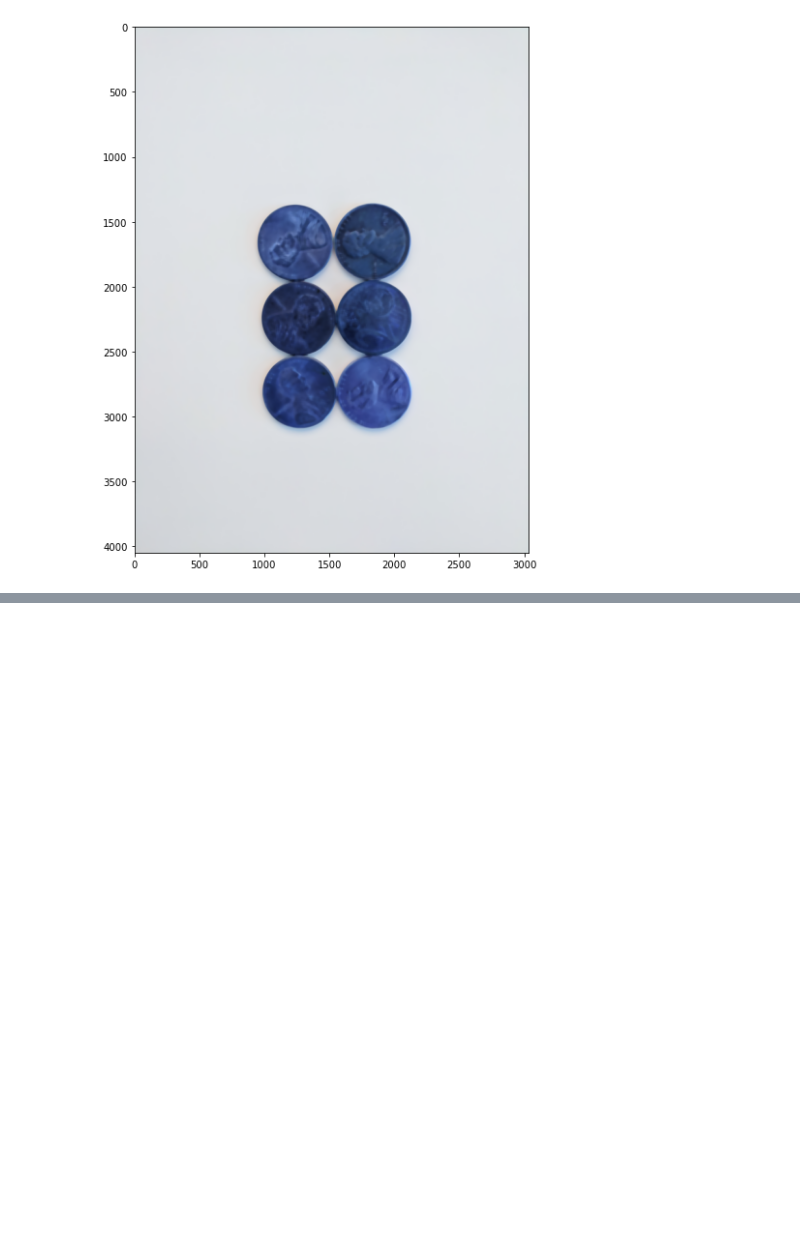
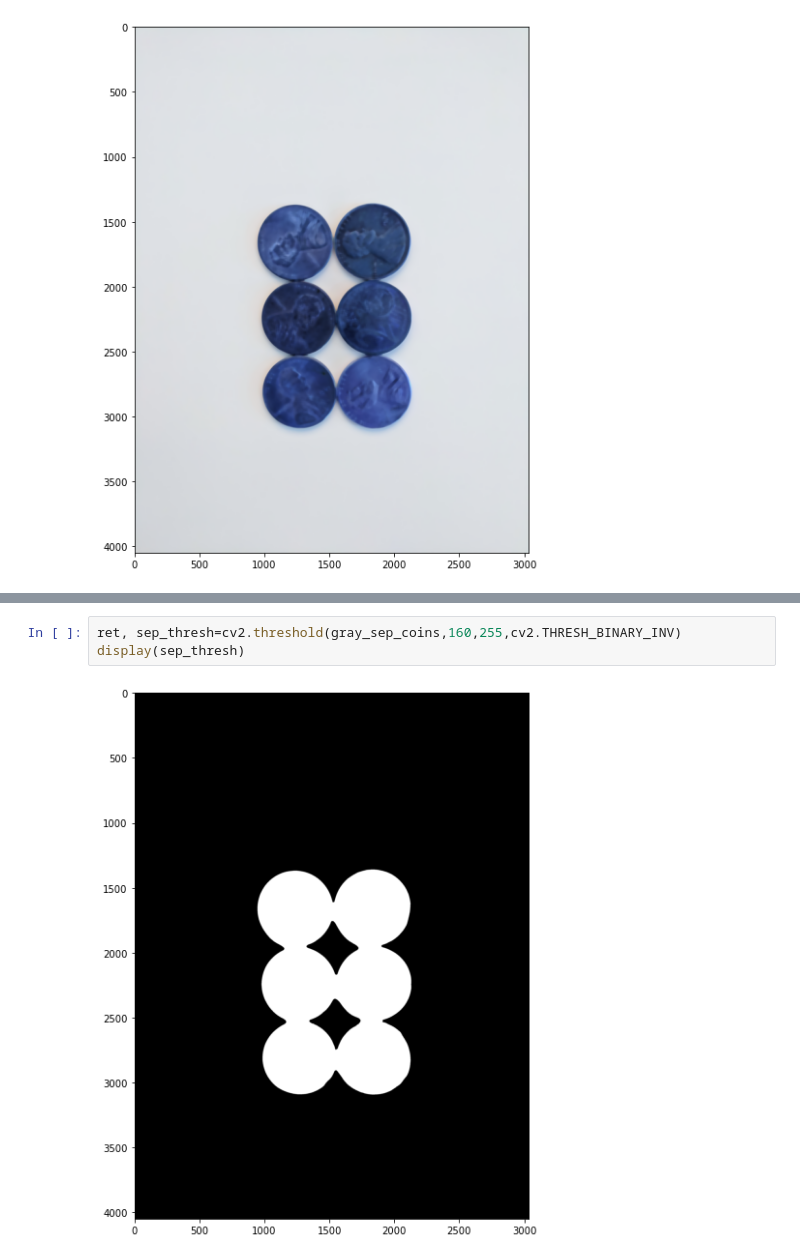
Before and after one commit to janezv/computerVision, a Jupyter notebook: ex6_ObjectDetection/50_Watershed_Algorithm.ipynb, the cells around one changed output, grey strips where cells are left out. Drawn from its saved outputs; the diff is of its cells as text; blank space fills up the shorter version.

```diff
--- a/ex6_ObjectDetection/50_Watershed_Algorithm.ipynb
+++ b/ex6_ObjectDetection/50_Watershed_Algorithm.ipynb
@@ -21,0 +33,5 @@ display(sep_blur)
+# %%
+ret, sep_thresh=cv2.threshold(gray_sep_coins,160,255,cv2.THRESH_BINARY_INV)
+display(sep_thresh)
+# %% [output]
+[figure, added]
```
Also changed, not shown: parts of 23 cells of this notebook, 1 other file.
